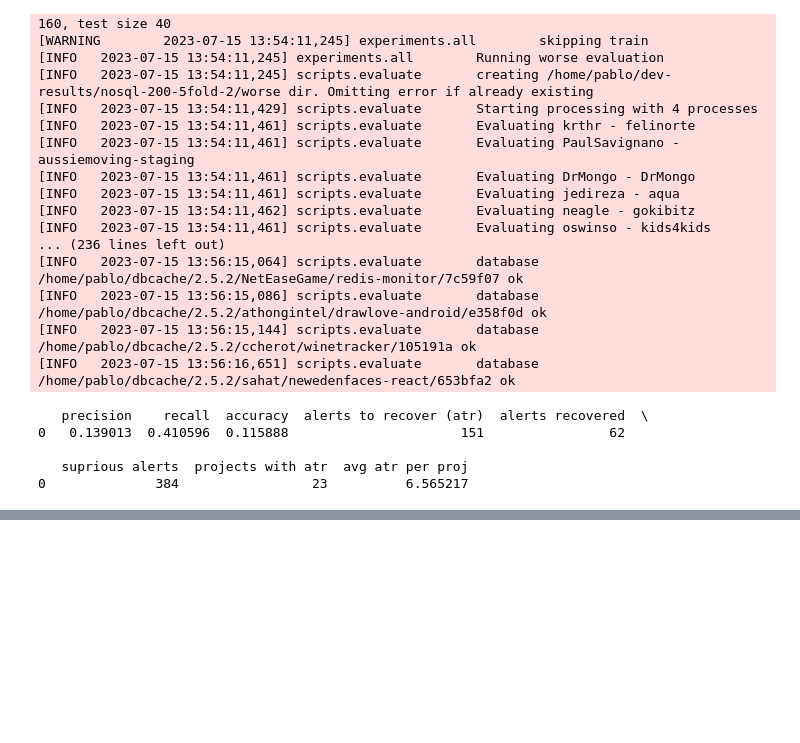
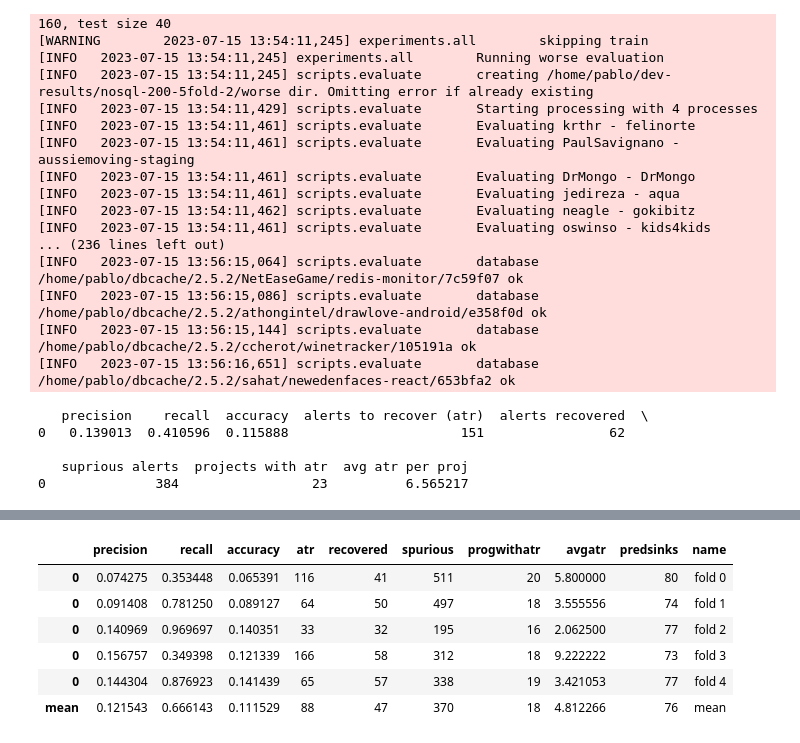
Before and after one commit to thepalbi/tsm-pipeline, a Jupyter notebook: code/notebooks/baseline-nosql.ipynb, the cells around one changed output, grey strips where cells are left out. Saved outputs shown, nothing was run; the diff lists cells and outputs as text; code cells hidden in the pictures; blank space fills up the shorter version.

```diff
--- a/code/notebooks/baseline-nosql.ipynb
+++ b/code/notebooks/baseline-nosql.ipynb
@@ -1121,0 +1135,8 @@ print(scores)
+# %%
+from sklearn.model_selection import KFold
+
+# fixing random state to make this repeatable
+kf = KFold(n_splits=5)
+collected_results = []
+base_results_dir = "/home/pablo/dev-results/nosql-rerun-200-5fold-"
+splits = list(kf.split(nosql_200_sample))
@@ -1121,0 +1168,48 @@ print(scores)
+# %%
+from typing import Tuple
+def predictions_info(path) -> Tuple[int]:
+    df = pd.read_csv(path, names=["repr", "role", "score"])
+    return df[df.role == "snk"].shape[0]
+# %%
+import pandas as pd
+from scripts.calculate_scores import calculate_scores_df
+from os.path import join as path_join
+
+collected_results = []
+for i in range(5):
+    results_dir_i = "%s%d" % (base_results_dir, i)
+    df = calculate_scores_df(results_dir_i, cleanup_base_dir="tmp")
+    sinks_predicted = predictions_info(path_join(results_dir_i, "averaged-results.csv"))
+    df["predicted sinks"] = [sinks_predicted]
+    collected_results.append(df)
+
+
+concated_results = pd.concat(collected_results)
+concated_results = pd.concat([concated_results, concated_results.apply(['mean'])])
+concated_results['name'] = [f'fold {i}' for i in range(5)] + ['mean']
+
+# renames
+concated_results = concated_results.rename({
+    "alerts to recover (atr)": "atr",
+    "alerts recovered": "recovered",
+    "suprious alerts": "spurious",
+    "projects with atr": "progwithatr",
+    "avg atr per proj": "avgatr",
+    "predicted sinks": "predsinks"
+}, axis=1).astype({
+    "atr": "int",
+    "recovered": "int",
+    "spurious": "int",
+    "progwithatr": "int",
+    "predsinks": "int"
+})
+
+concated_results
+# %% [output]
+|  | precision | recall | accuracy | atr | recovered | spurious | progwithatr | avgatr | predsinks | name |
+| 0 | 0.074275 | 0.353448 | 0.065391 | 116 | 41 | 511 | 20 | 5.800000 | 80 | fold 0 |
+| 0 | 0.091408 | 0.781250 | 0.089127 | 64 | 50 | 497 | 18 | 3.555556 | 74 | fold 1 |
+| 0 | 0.140969 | 0.969697 | 0.140351 | 33 | 32 | 195 | 16 | 2.062500 | 77 | fold 2 |
+| 0 | 0.156757 | 0.349398 | 0.121339 | 166 | 58 | 312 | 18 | 9.222222 | 73 | fold 3 |
+| 0 | 0.144304 | 0.876923 | 0.141439 | 65 | 57 | 338 | 19 | 3.421053 | 77 | fold 4 |
+| mean | 0.121543 | 0.666143 | 0.111529 | 88 | 47 | 370 | 18 | 4.812266 | 76 | mean |
```
Also changed, not shown: parts of 7 cells of this notebook, 9 other files.
